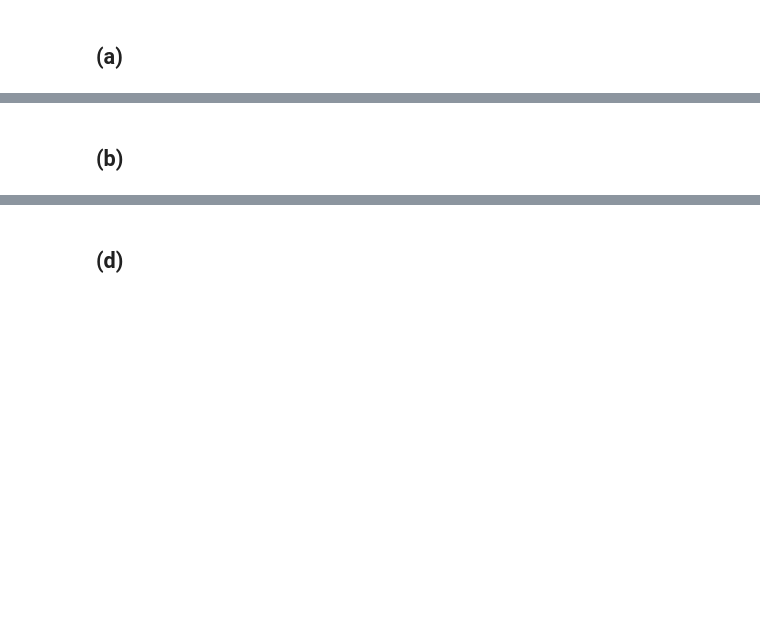
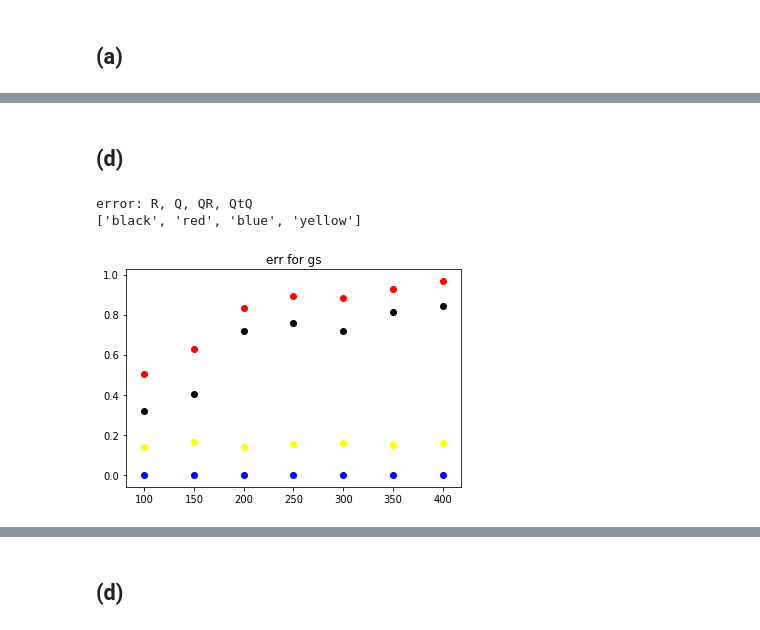
Before and after one commit to zihao12/stat309-hw, a Jupyter notebook: hw3.ipynb, the cells around one changed output, grey strips where cells are left out. Cells and saved outputs as stored; diff of their text form; code cells hidden in the pictures; blank space fills up the shorter version.

```diff
--- a/hw3.ipynb
+++ b/hw3.ipynb
@@ -40,2 +171,2 @@ def GS_QR(X):
 # %% [markdown]
-## (b)
+## (d)
@@ -73,0 +206,20 @@ def House_QR(X):
+# %%
+cols = ["black", "red", "blue", "yellow"]
+print("error: R, Q, QR, QtQ")
+print(cols)
+
+fig = plt.figure()
+ax = plt.gca()
+ax.scatter(ns, err_gs[0,:], color = cols[0])
+ax.title.set_text("err for gs")
+for i in range(1, 4):
+    ax.scatter(ns, err_gs[i,:], color = cols[i])
+
+# ax.set_yscale('log')
+# ax.set_xscale('log')
+
+plt.show()
+# %% [output]
+error: R, Q, QR, QtQ
+['black', 'red', 'blue', 'yellow']
+[figure, added]
```
Also changed, not shown: parts of 14 cells of this notebook.
